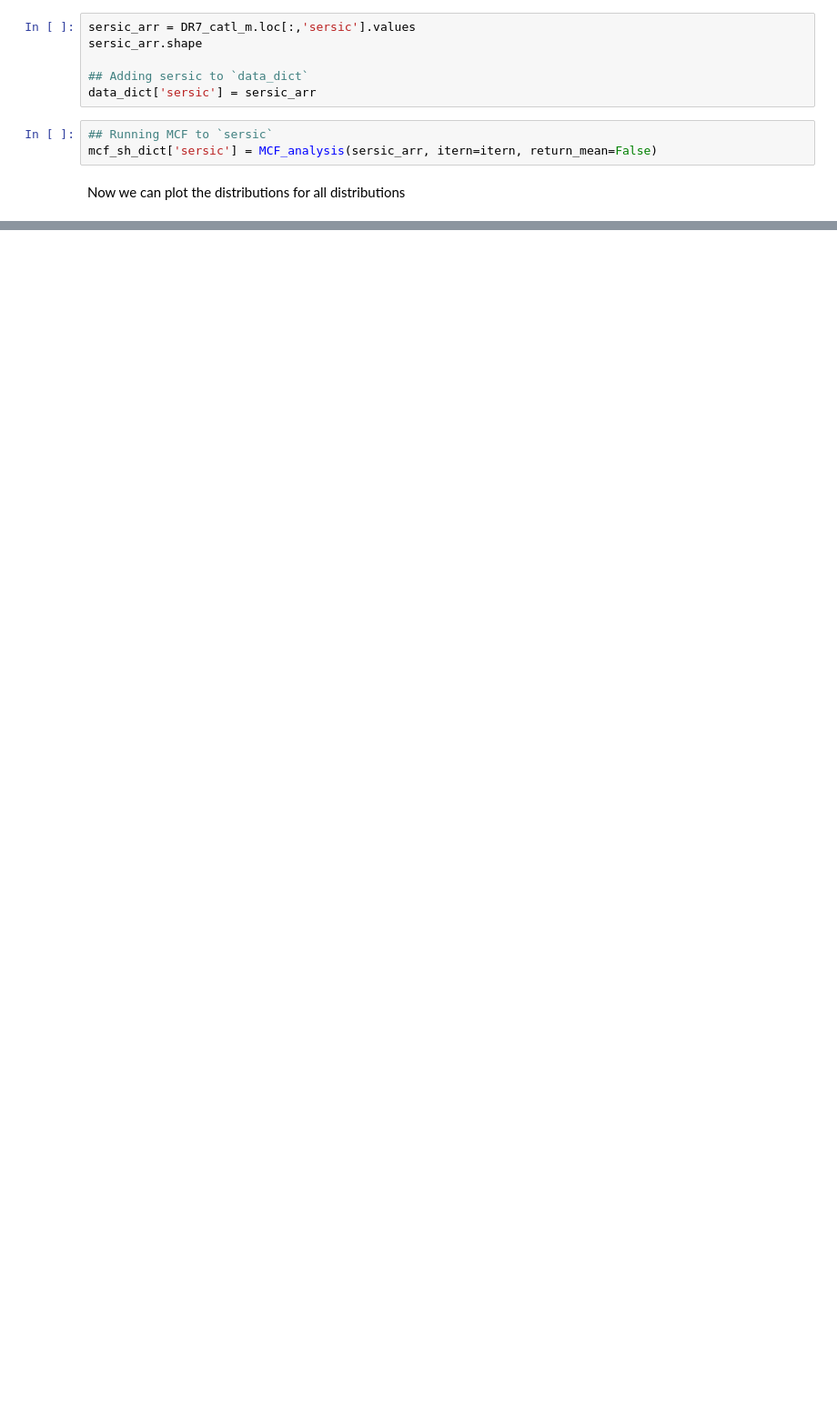
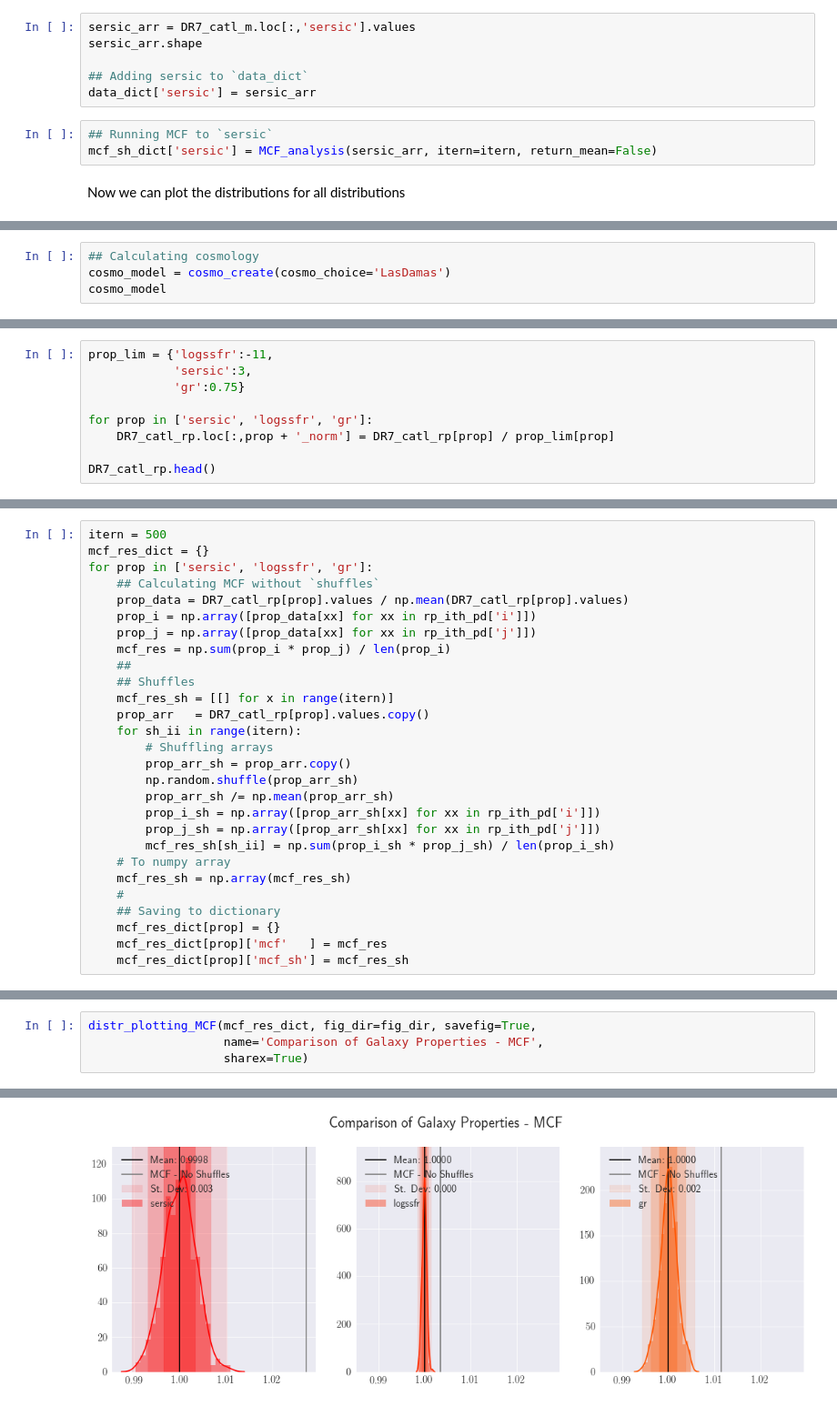
Before and after one commit to vcalderon2009/SDSS_Conformity_Analysis, a Jupyter notebook: notebooks/2.0-VC-Mark-Correlation-Function-Distributions-Testing.ipynb, the cells around one changed output, grey strips where cells are left out. Shown at 91% size. Cells and saved outputs as stored; diff of their text form; blank space fills up the shorter version.

```diff
--- a/notebooks/2.0-VC-Mark-Correlation-Function-Distributions-Testing.ipynb
+++ b/notebooks/2.0-VC-Mark-Correlation-Function-Distributions-Testing.ipynb
@@ -289,0 +346,4 @@ distr_plotting(mcf_sh_dict, fig_dir=fig_dir, savefig=True, name='Shuffles', shar
+# %%
+## Calculating cosmology
+cosmo_model = cosmo_create(cosmo_choice='LasDamas')
+cosmo_model
@@ -289,0 +612,9 @@ distr_plotting(mcf_sh_dict, fig_dir=fig_dir, savefig=True, name='Shuffles', shar
+# %%
+prop_lim = {'logssfr':-11,
+            'sersic':3,
+            'gr':0.75}
+
+for prop in ['sersic', 'logssfr', 'gr']:
+    DR7_catl_rp.loc[:,prop + '_norm'] = DR7_catl_rp[prop] / prop_lim[prop]
+
+DR7_catl_rp.head()
@@ -289,0 +631,28 @@ distr_plotting(mcf_sh_dict, fig_dir=fig_dir, savefig=True, name='Shuffles', shar
+# %%
+itern = 500
+mcf_res_dict = {}
+for prop in ['sersic', 'logssfr', 'gr']:
+    ## Calculating MCF without `shuffles`
+    prop_data = DR7_catl_rp[prop].values / np.mean(DR7_catl_rp[prop].values)
+    prop_i = np.array([prop_data[xx] for xx in rp_ith_pd['i']])
+    prop_j = np.array([prop_data[xx] for xx in rp_ith_pd['j']])
+    mcf_res = np.sum(prop_i * prop_j) / len(prop_i)
+    ##
+    ## Shuffles
+    mcf_res_sh = [[] for x in range(itern)]
+    prop_arr   = DR7_catl_rp[prop].values.copy()
+    for sh_ii in range(itern):
+        # Shuffling arrays
+        prop_arr_sh = prop_arr.copy()
+        np.random.shuffle(prop_arr_sh)
+        prop_arr_sh /= np.mean(prop_arr_sh)
+        prop_i_sh = np.array([prop_arr_sh[xx] for xx in rp_ith_pd['i']])
+        prop_j_sh = np.array([prop_arr_sh[xx] for xx in rp_ith_pd['j']])
+        mcf_res_sh[sh_ii] = np.sum(prop_i_sh * prop_j_sh) / len(prop_i_sh)
+    # To numpy array
+    mcf_res_sh = np.array(mcf_res_sh)
+    #
+    ## Saving to dictionary
+    mcf_res_dict[prop] = {}
+    mcf_res_dict[prop]['mcf'   ] = mcf_res
+    mcf_res_dict[prop]['mcf_sh'] = mcf_res_sh
@@ -289,0 +712,5 @@ distr_plotting(mcf_sh_dict, fig_dir=fig_dir, savefig=True, name='Shuffles', shar
+# %%
+distr_plotting_MCF(mcf_res_dict, fig_dir=fig_dir, savefig=True,
+                   name='Comparison of Galaxy Properties - MCF',
+                   sharex=True)
+# %% [output]
@@ -289,0 +718 @@ distr_plotting(mcf_sh_dict, fig_dir=fig_dir, savefig=True, name='Shuffles', shar
+[figure, added]
```
Also changed, not shown: parts of 29 cells of this notebook.
